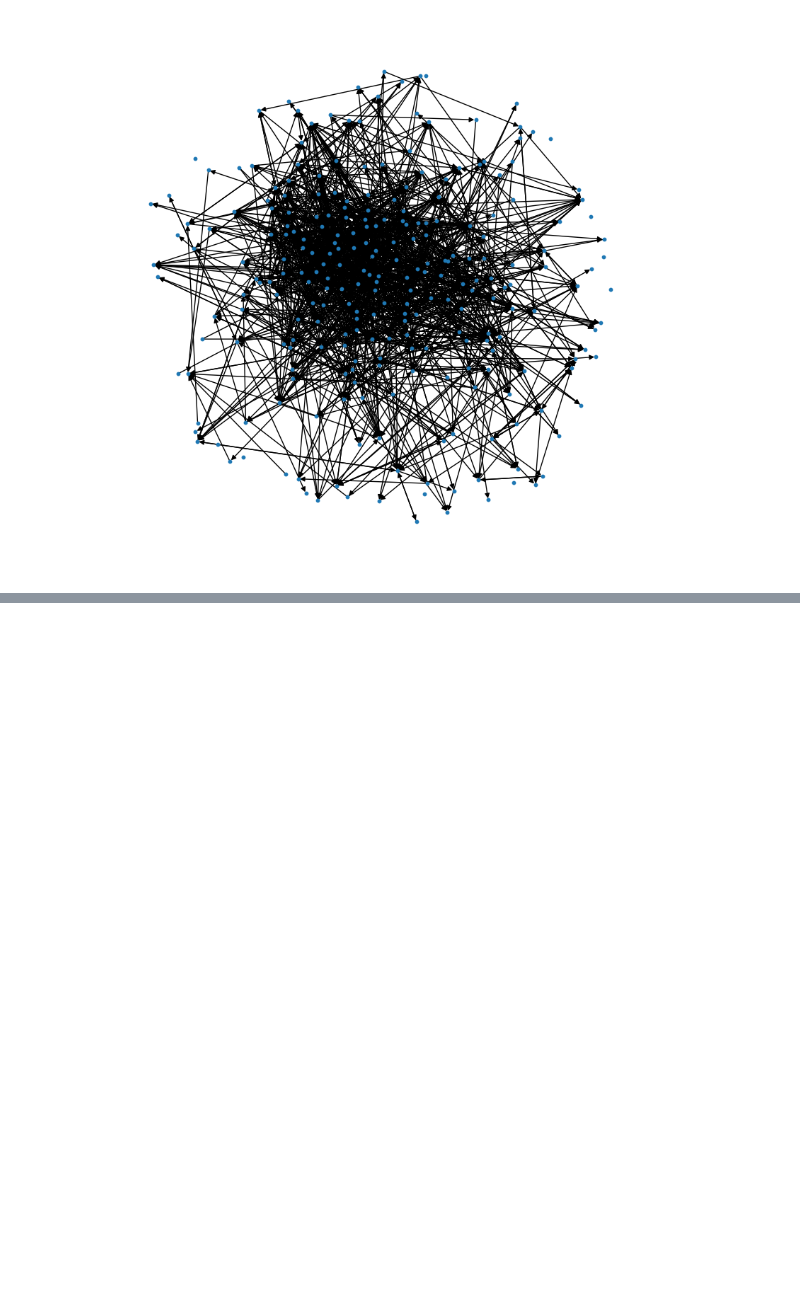
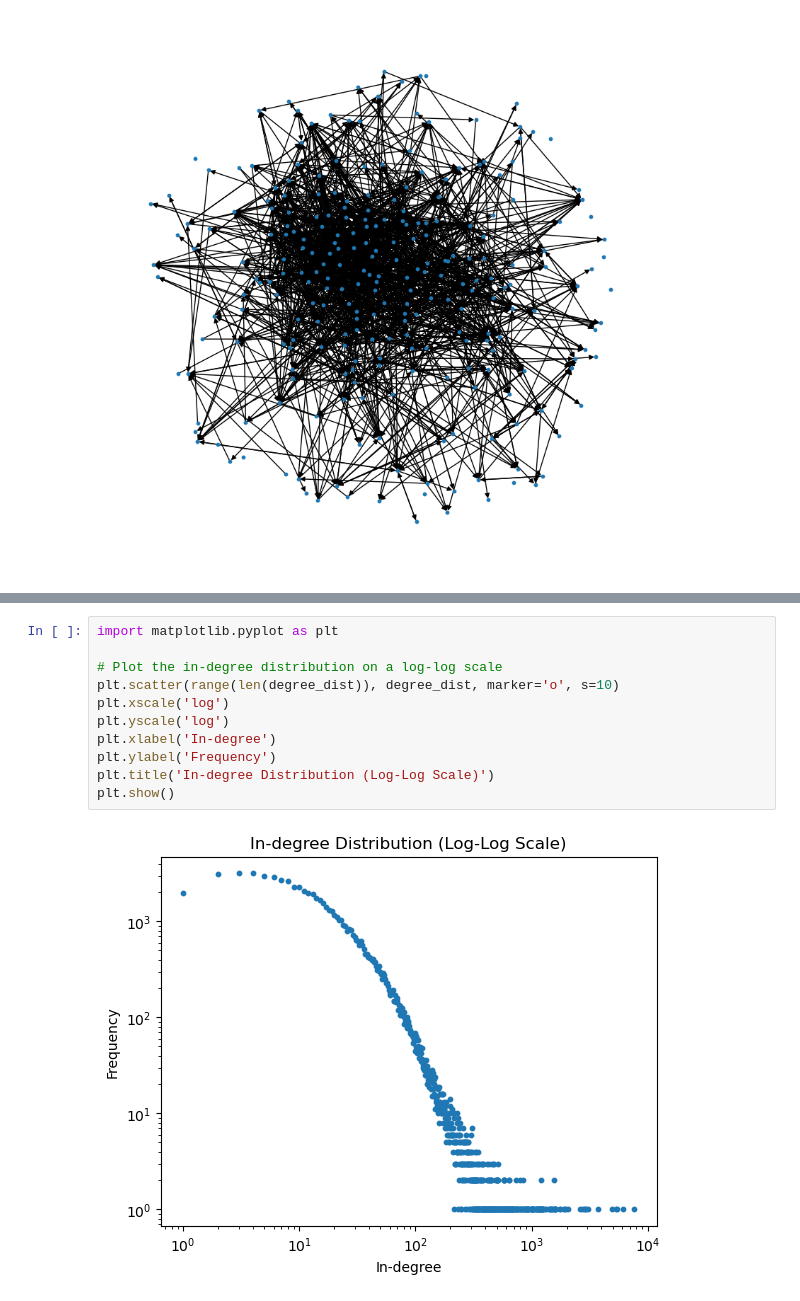
Before and after one commit to Luke-zm/statistical_analysis_of_networks, a Jupyter notebook: week2_practical.ipynb, the cells around one changed output, grey strips where cells are left out. Drawn from its saved outputs; the diff is of its cells as text; blank space fills up the shorter version.

```diff
--- a/week2_practical.ipynb
+++ b/week2_practical.ipynb
@@ -33,0 +70,13 @@ plt.show()
+# %%
+import matplotlib.pyplot as plt
+
+# Plot the in-degree distribution on a log-log scale
+plt.scatter(range(len(degree_dist)), degree_dist, marker='o', s=10)
+plt.xscale('log')
+plt.yscale('log')
+plt.xlabel('In-degree')
+plt.ylabel('Frequency')
+plt.title('In-degree Distribution (Log-Log Scale)')
+plt.show()
+# %% [output]
+[figure, added]
```
Also changed, not shown: parts of 19 cells of this notebook, 6 other files.
